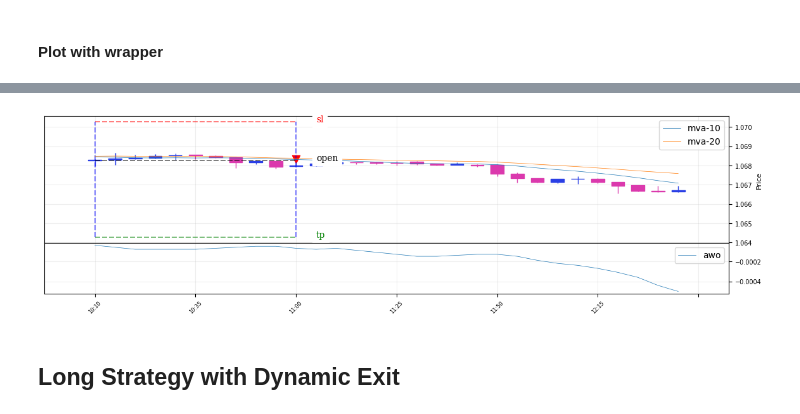
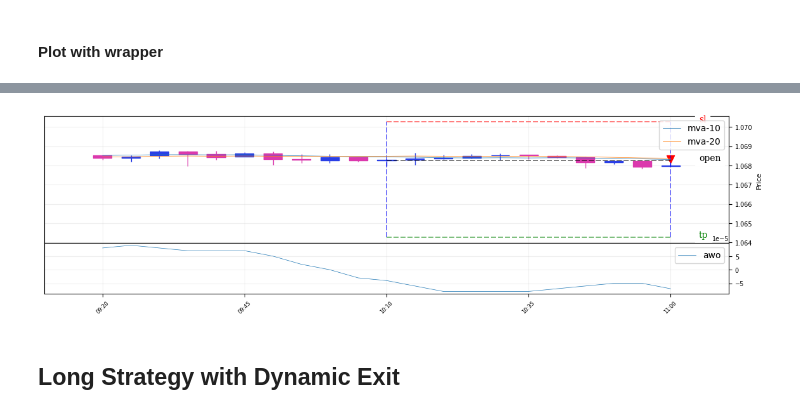
Before and after one commit to mchiuminatto/triple_barrier, a Jupyter notebook: docs/examples/Plot wrapper.ipynb, the cells around one changed output, grey strips where cells are left out. Saved outputs shown, nothing was run; the diff lists cells and outputs as text; code cells hidden in the pictures.

Commit message:
DONE: Plot adjustmets and fixes
Signed-off-by: Marcello Chiuminatto <mchiuminatto@gmail.com>

```diff
--- a/docs/examples/Plot wrapper.ipynb
+++ b/docs/examples/Plot wrapper.ipynb
@@ -258,5 +259,9 @@ trades["profit"].cumsum().plot()
 # %% [markdown]
 #### Plot with wrapper
 # %%
-dataset_labeler.plot("2023-01-02 10:10:00", overlay_features=[price["mva-10"], price["mva-20"]],oscillator_features=[ price["awo"]])
+dataset_labeler.plot("2023-01-02 10:10:00",
+                     overlay_features=[price["mva-10"], price["mva-20"]],
+                     oscillator_features=[ price["awo"]],
+                     periods_before=10,
+                     periods_after=0)
 # %% [output]
@@ -264,4 +270,4 @@ Plotting barrier for 30
-[figure, old version]
+[figure, new version]
 # %% [markdown]
 ## Long Strategy with Dynamic Exit
 # %% [markdown]
```
Also changed, not shown: parts of 4 cells of this notebook, 11 other files.
